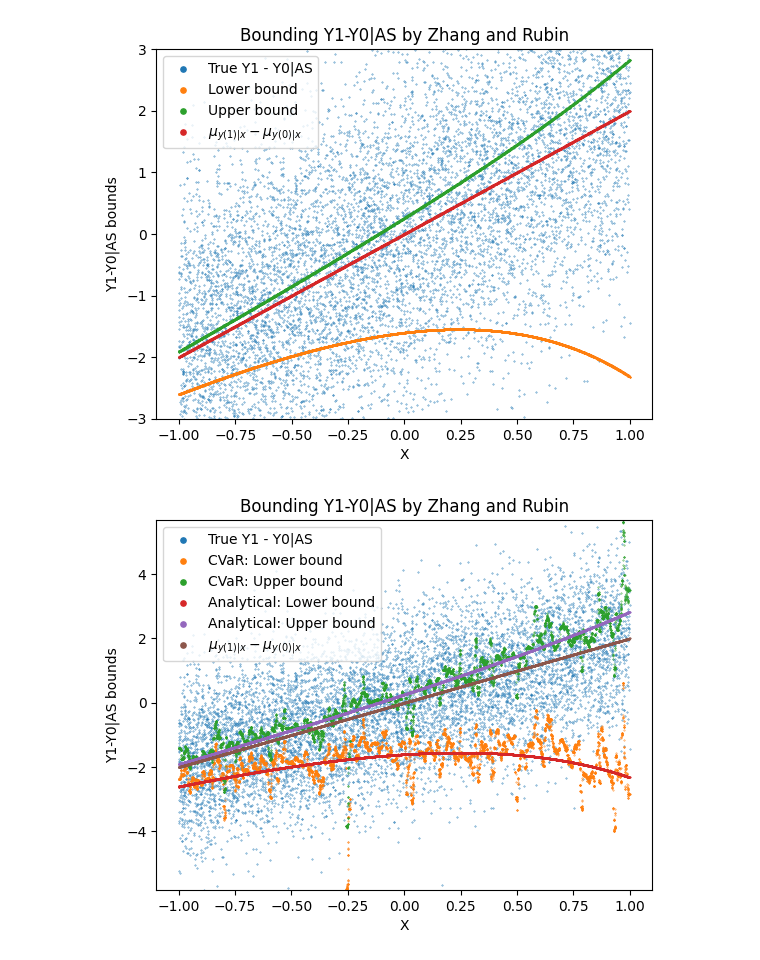
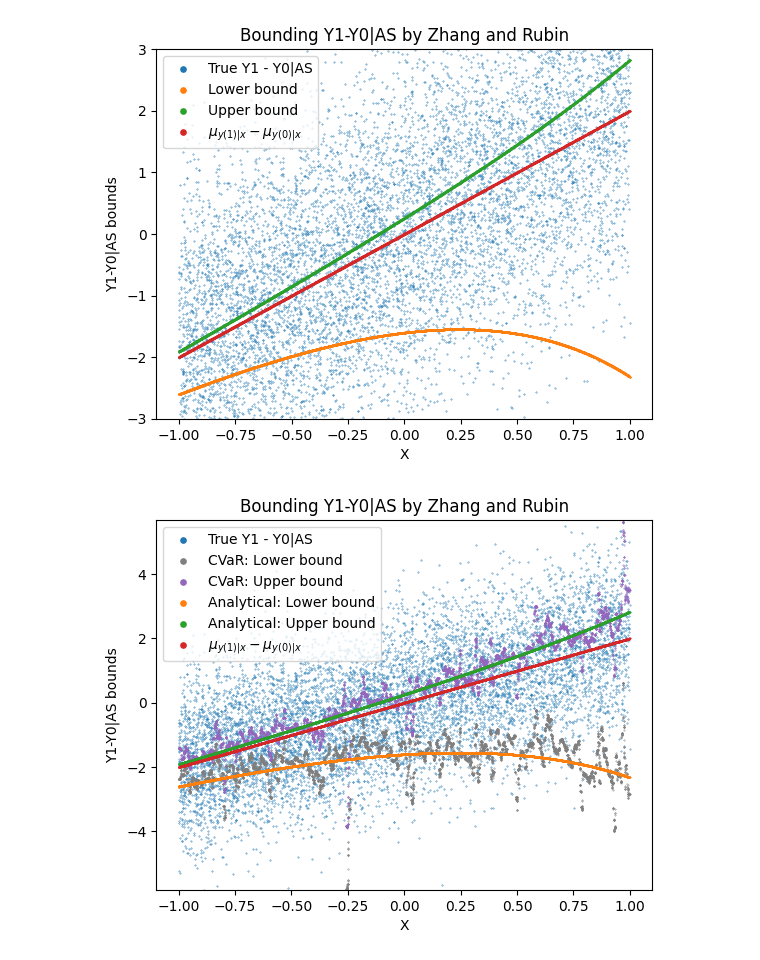
Before and after one commit to HadarRosenwald/competing_risks_simulation, a Jupyter notebook: competing_risks_simulation.ipynb, the cells around one changed output. Drawn from its saved outputs; the diff is of its cells as text; code cells hidden in the pictures.

Commit message:
make sure combined graph is color aligned

```diff
--- a/competing_risks_simulation.ipynb
+++ b/competing_risks_simulation.ipynb
@@ -286,22 +286,22 @@ zr_bounds_analytic = plot_zhang_rubin_bounds_on_survivors(sample_for_y_dist_s, z
 # %%
 import matplotlib.pyplot as plt
 
 df_plot_as = sample_for_y_dist_s.loc[sample_for_y_dist_s.stratum == Strata.AS.name]
 plt.scatter(df_plot_as.x, (df_plot_as.Y1 - df_plot_as.Y0), label="True Y1 - Y0|AS", s=0.1)
 
-plt.scatter(list(zhang_rubin_bounds_cvar_inc_x_and_cate['x']), zhang_rubin_bounds_cvar_inc_x_and_cate['lb'], label="CVaR: Lower bound", s=0.1)
-plt.scatter(list(zhang_rubin_bounds_cvar_inc_x_and_cate['x']), zhang_rubin_bounds_cvar_inc_x_and_cate['up'], label="CVaR: Upper bound", s=0.1)
+plt.scatter(list(zhang_rubin_bounds_cvar_inc_x_and_cate['x']), zhang_rubin_bounds_cvar_inc_x_and_cate['lb'], label="CVaR: Lower bound", s=0.1, color='#7f7f7f')
+plt.scatter(list(zhang_rubin_bounds_cvar_inc_x_and_cate['x']), zhang_rubin_bounds_cvar_inc_x_and_cate['up'], label="CVaR: Upper bound", s=0.1, color='#9467bd')
 
 plt.scatter(list(zr_bounds_analytic['x']), zr_bounds_analytic['lb'], label="Analytical: Lower bound", s=0.1)
 plt.scatter(list(zr_bounds_analytic['x']), zr_bounds_analytic['up'], label="Analytical: Upper bound", s=0.1)
 plt.scatter(list(zr_bounds_analytic['x']), zr_bounds_analytic['true value'], label=r'$\mu_{y(1)|x}-\mu_{y(0)|x}$', s=0.1)
 
 plt.legend(markerscale=12)
 # plt.legend()
 plt.title("Bounding Y1-Y0|AS by Zhang and Rubin")
 plt.xlabel('X')
 plt.ylabel('Y1-Y0|AS bounds')
 plt.ylim((min(-3, min(min(zhang_rubin_bounds_cvar_inc_x_and_cate['lb']), min(zr_bounds_analytic['lb']))), max(3, max(max(zhang_rubin_bounds_cvar_inc_x_and_cate['up']), max(zr_bounds_analytic['up'])))))
 plt.show()
 # %% [output]
-[figure, old version]
+[figure, new version]
```
